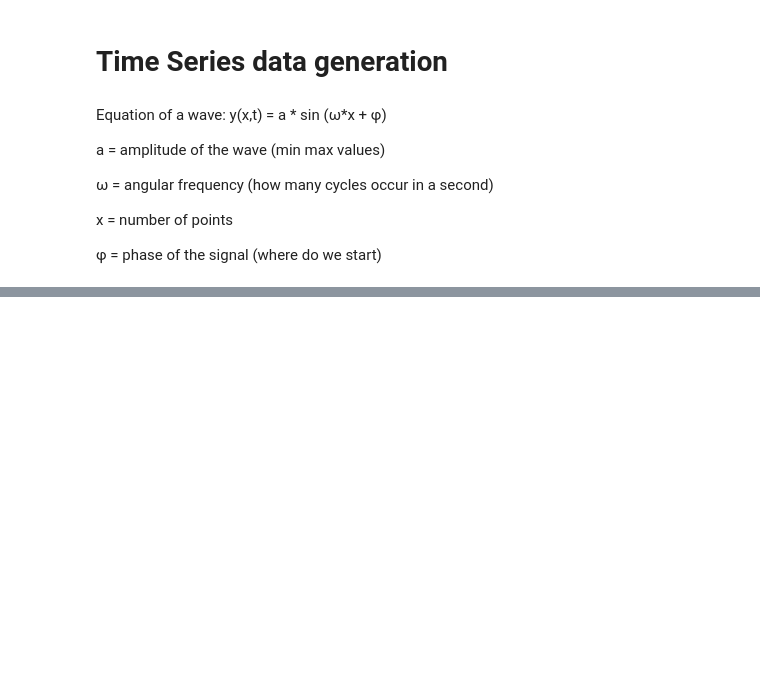
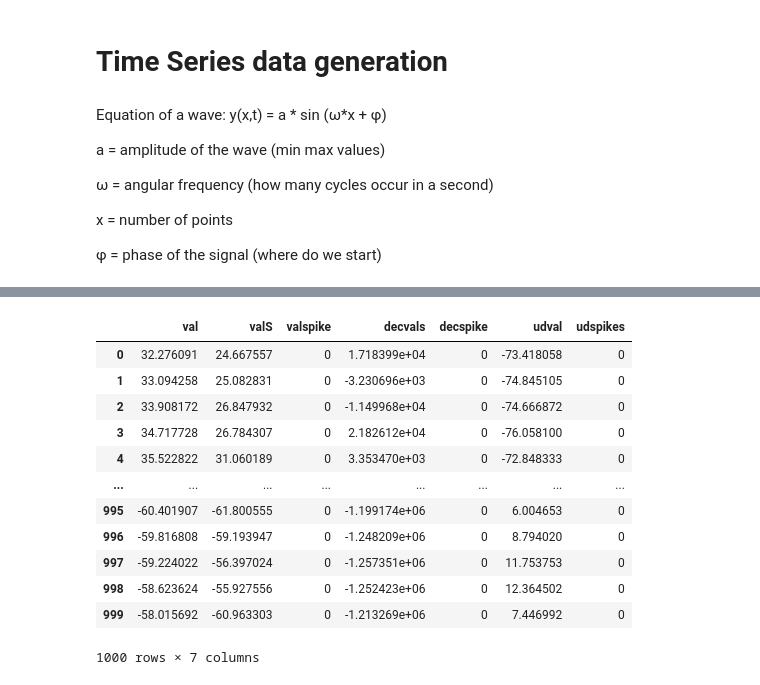
Before and after one commit to OscarCabreraRodriguez/TimeSeriesAnomalyDetection, a Jupyter notebook: ADND.ipynb, the cells around one changed output, grey strips where cells are left out. Saved outputs shown, nothing was run; the diff lists cells and outputs as text; code cells hidden in the pictures; blank space fills up the shorter version.

Commit message:
updade threeTS and DataSet

```diff
--- a/ADND.ipynb
+++ b/ADND.ipynb
@@ -253,0 +268,31 @@ plt.plot(x,yValues[25])
+# %%
+def timeseries2Df(ts,peak):
+  peak[peak > 0] = 1
+  d = { 'value': ts , 'anomaly':peak}
+  return pd.DataFrame(data=d)
+
+def timeseries2Df(ts,tspikes,tdecspikes,tudspikes):
+  for i in range(len(ts)):
+    #values --> tspikes[i][0] peaks --> tspikes[i][1]
+    peak = [tspikes[i][1] , tdecspikes[i][1], tudspikes[i][1]]
+    peak = [[1 if x > 0 else 0 for x in subpeak] for subpeak in peak]
+    d = { 'val':ts[0] , 'valS':tspikes[i][0], 'valspike':peak[0], 'decvals':tdecspikes[i][0], 'decspike':peak[1], 'udval':tudspikes[i][0], 'udspikes':peak[2]}
+  return pd.DataFrame(data=d)
+# %%
+data = [ yValues, ySpikes,ySpikesDec,ySpikesupdwn ]
+df = timeseries2Df(yValues,ySpikes,ySpikesDec,ySpikesupdwn)
+df
+# %% [output]
+|  | val | valS | valspike | decvals | decspike | udval | udspikes |
+| 0 | 32.276091 | 24.667557 | 0 | 1.718399e+04 | 0 | -73.418058 | 0 |
+| 1 | 33.094258 | 25.082831 | 0 | -3.230696e+03 | 0 | -74.845105 | 0 |
+| 2 | 33.908172 | 26.847932 | 0 | -1.149968e+04 | 0 | -74.666872 | 0 |
+| 3 | 34.717728 | 26.784307 | 0 | 2.182612e+04 | 0 | -76.058100 | 0 |
+| 4 | 35.522822 | 31.060189 | 0 | 3.353470e+03 | 0 | -72.848333 | 0 |
+| ... | ... | ... | ... | ... | ... | ... | ... |
+| 995 | -60.401907 | -61.800555 | 0 | -1.199174e+06 | 0 | 6.004653 | 0 |
+| 996 | -59.816808 | -59.193947 | 0 | -1.248209e+06 | 0 | 8.794020 | 0 |
+| 997 | -59.224022 | -56.397024 | 0 | -1.257351e+06 | 0 | 11.753753 | 0 |
+| 998 | -58.623624 | -55.927556 | 0 | -1.252423e+06 | 0 | 12.364502 | 0 |
+| 999 | -58.015692 | -60.963303 | 0 | -1.213269e+06 | 0 | 7.446992 | 0 |
+1000 rows × 7 columns
```
Also changed, not shown: parts of 16 cells of this notebook.
